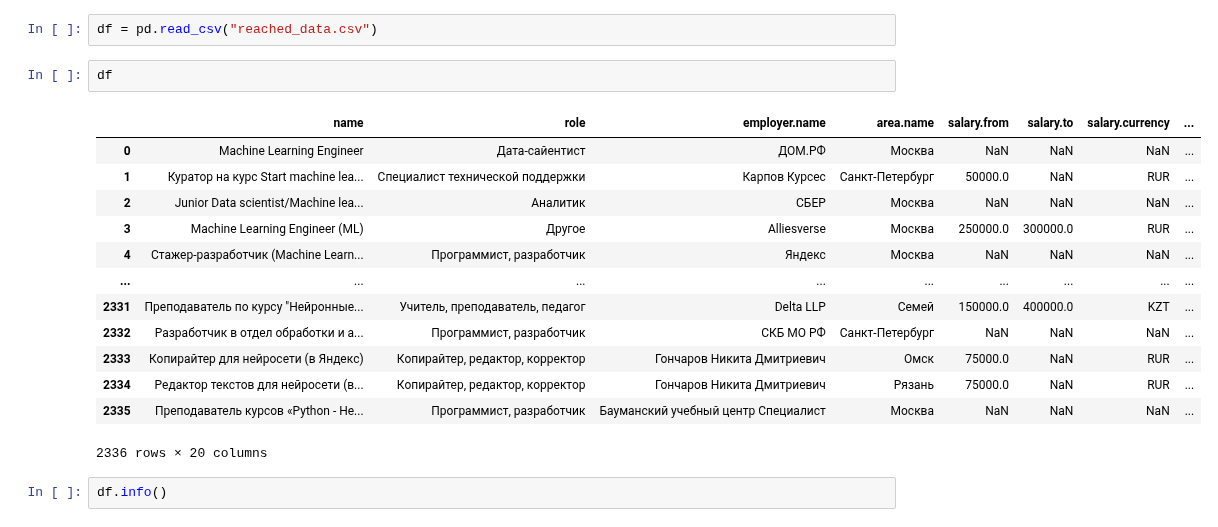
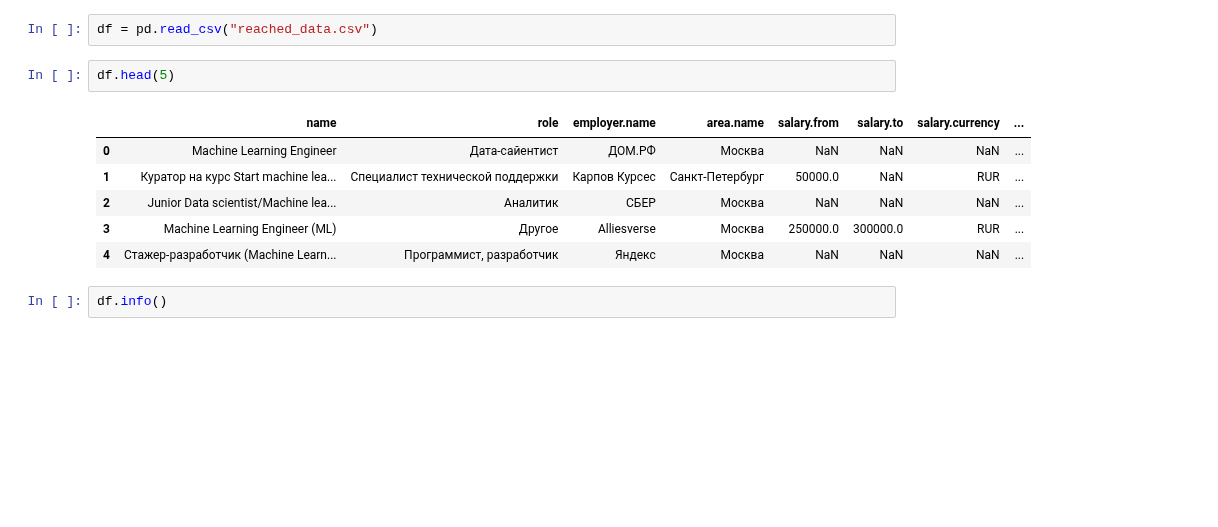
Before and after one commit to Lerrale/DE_vacancy_analysis, a Jupyter notebook: Job_Analysis_2_Data_processing.ipynb, the cells around one changed output. Saved outputs shown, nothing was run; the diff lists cells and outputs as text; blank space fills up the shorter version.

```diff
--- a/Job_Analysis_2_Data_processing.ipynb
+++ b/Job_Analysis_2_Data_processing.ipynb
@@ -17,21 +20,14 @@ warnings.filterwarnings('ignore')
 # %%
 df = pd.read_csv("reached_data.csv")
 # %%
-df
+df.head(5)
 # %% [output]
 |  | name | role | employer.name | area.name | salary.from | salary.to | salary.currency | ... |
 | 0 | Machine Learning Engineer | Дата-сайентист | ДОМ.РФ | Москва | NaN | NaN | NaN | ... |
 | 1 | Куратор на курс Start machine lea... | Специалист технической поддержки | Карпов Курсес | Санкт-Петербург | 50000.0 | NaN | RUR | ... |
 | 2 | Junior Data scientist/Machine lea... | Аналитик | СБЕР | Москва | NaN | NaN | NaN | ... |
 | 3 | Machine Learning Engineer (ML) | Другое | Alliesverse | Москва | 250000.0 | 300000.0 | RUR | ... |
 | 4 | Стажер-разработчик (Machine Learn... | Программист, разработчик | Яндекс | Москва | NaN | NaN | NaN | ... |
-| ... | ... | ... | ... | ... | ... | ... | ... | ... |
-| 2331 | Преподаватель по курсу "Нейронные... | Учитель, преподаватель, педагог | Delta LLP | Семей | 150000.0 | 400000.0 | KZT | ... |
-| 2332 | Разработчик в отдел обработки и а... | Программист, разработчик | СКБ МО РФ | Санкт-Петербург | NaN | NaN | NaN | ... |
-| 2333 | Копирайтер для нейросети (в Яндекс) | Копирайтер, редактор, корректор | Гончаров Никита Дмитриевич | Омск | 75000.0 | NaN | RUR | ... |
-| 2334 | Редактор текстов для нейросети (в... | Копирайтер, редактор, корректор | Гончаров Никита Дмитриевич | Рязань | 75000.0 | NaN | RUR | ... |
-| 2335 | Преподаватель курсов «Python - Не... | Программист, разработчик | Бауманский учебный центр Специалист | Москва | NaN | NaN | NaN | ... |
-2336 rows × 20 columns
 # %%
 df.info()
 # %% [output]
```
Also changed, not shown: parts of 14 cells of this notebook.
